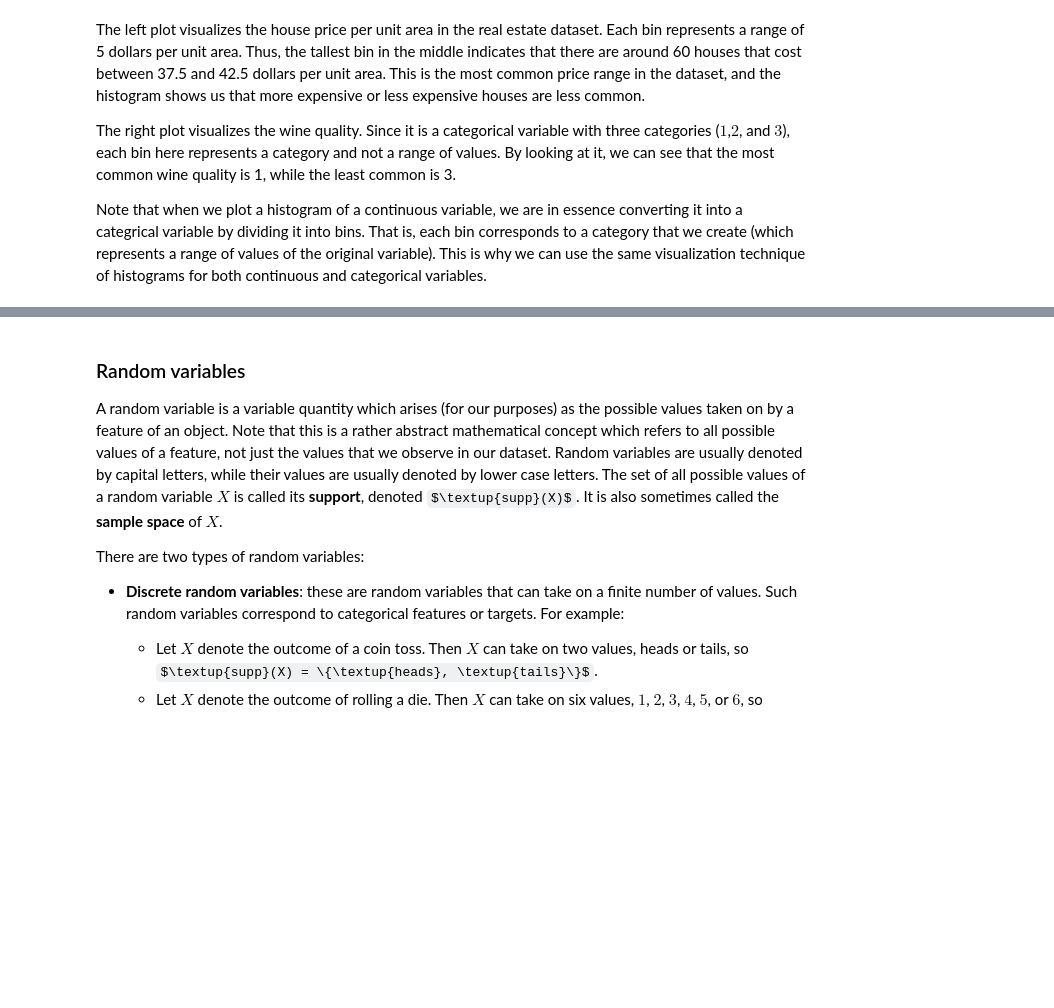
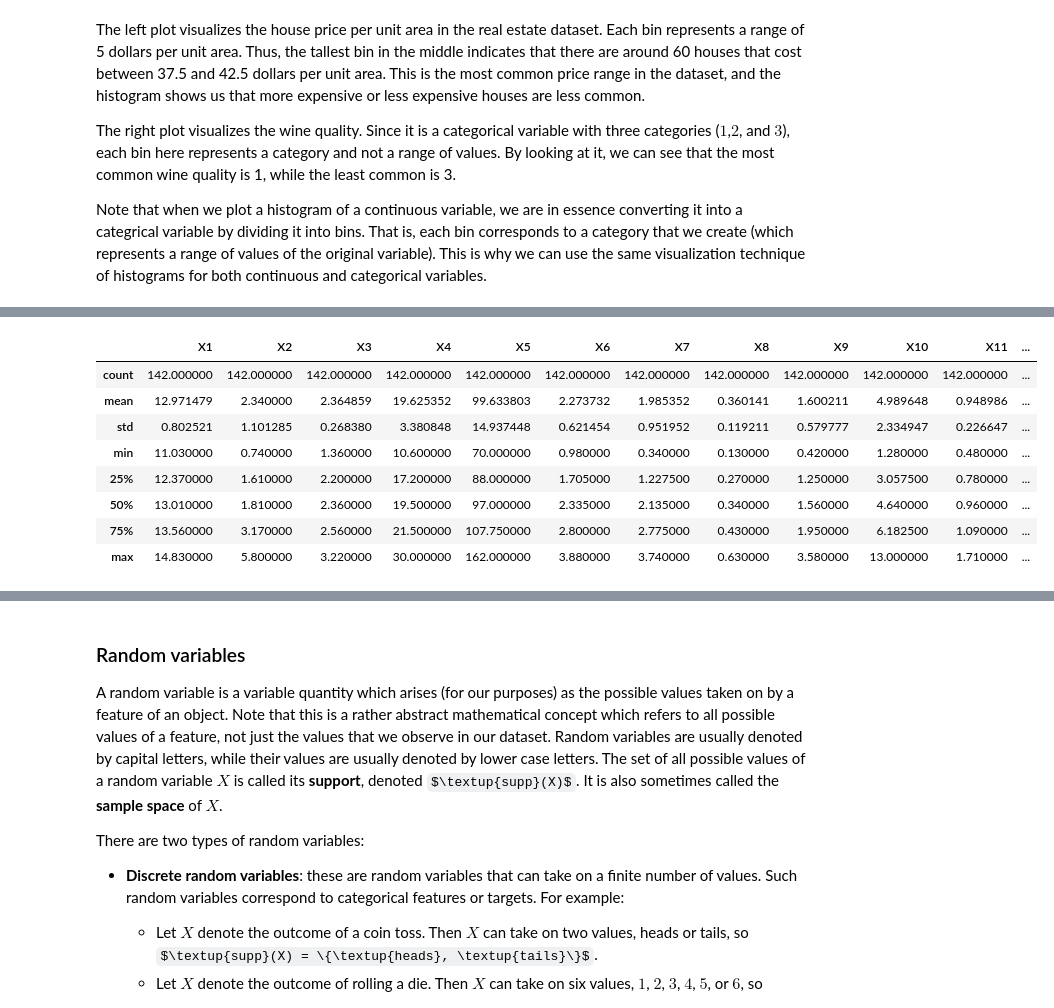
Before and after one commit to arvindsuresh-math/MATH-392-Intro-to-neural-networks, a Jupyter notebook: notebooks/06_basic-statistics-visualization.ipynb, the cells around one changed output, grey strips where cells are left out. Drawn from its saved outputs; the diff is of its cells as text; code cells hidden in the pictures; some formulas as TeX source; blank space fills up the shorter version.

```diff
--- a/notebooks/06_basic-statistics-visualization.ipynb
+++ b/notebooks/06_basic-statistics-visualization.ipynb
@@ -90,0 +185,14 @@ Note that when we plot a histogram of a continuous variable, we are in essence c
+# %%
+# use `describe`` to get summary statistics of the wine dataset
+wine_summary = wine.describe()
+wine_summary
+# %% [output]
+|  | X1 | X2 | X3 | X4 | X5 | X6 | X7 | X8 | X9 | X10 | X11 | ... |
+| count | 142.000000 | 142.000000 | 142.000000 | 142.000000 | 142.000000 | 142.000000 | 142.000000 | 142.000000 | 142.000000 | 142.000000 | 142.000000 | ... |
+| mean | 12.971479 | 2.340000 | 2.364859 | 19.625352 | 99.633803 | 2.273732 | 1.985352 | 0.360141 | 1.600211 | 4.989648 | 0.948986 | ... |
+| std | 0.802521 | 1.101285 | 0.268380 | 3.380848 | 14.937448 | 0.621454 | 0.951952 | 0.119211 | 0.579777 | 2.334947 | 0.226647 | ... |
+| min | 11.030000 | 0.740000 | 1.360000 | 10.600000 | 70.000000 | 0.980000 | 0.340000 | 0.130000 | 0.420000 | 1.280000 | 0.480000 | ... |
+| 25% | 12.370000 | 1.610000 | 2.200000 | 17.200000 | 88.000000 | 1.705000 | 1.227500 | 0.270000 | 1.250000 | 3.057500 | 0.780000 | ... |
+| 50% | 13.010000 | 1.810000 | 2.360000 | 19.500000 | 97.000000 | 2.335000 | 2.135000 | 0.340000 | 1.560000 | 4.640000 | 0.960000 | ... |
+| 75% | 13.560000 | 3.170000 | 2.560000 | 21.500000 | 107.750000 | 2.800000 | 2.775000 | 0.430000 | 1.950000 | 6.182500 | 1.090000 | ... |
+| max | 14.830000 | 5.800000 | 3.220000 | 30.000000 | 162.000000 | 3.880000 | 3.740000 | 0.630000 | 3.580000 | 13.000000 | 1.710000 | ... |
```
Also changed, not shown: parts of 12 cells of this notebook.
